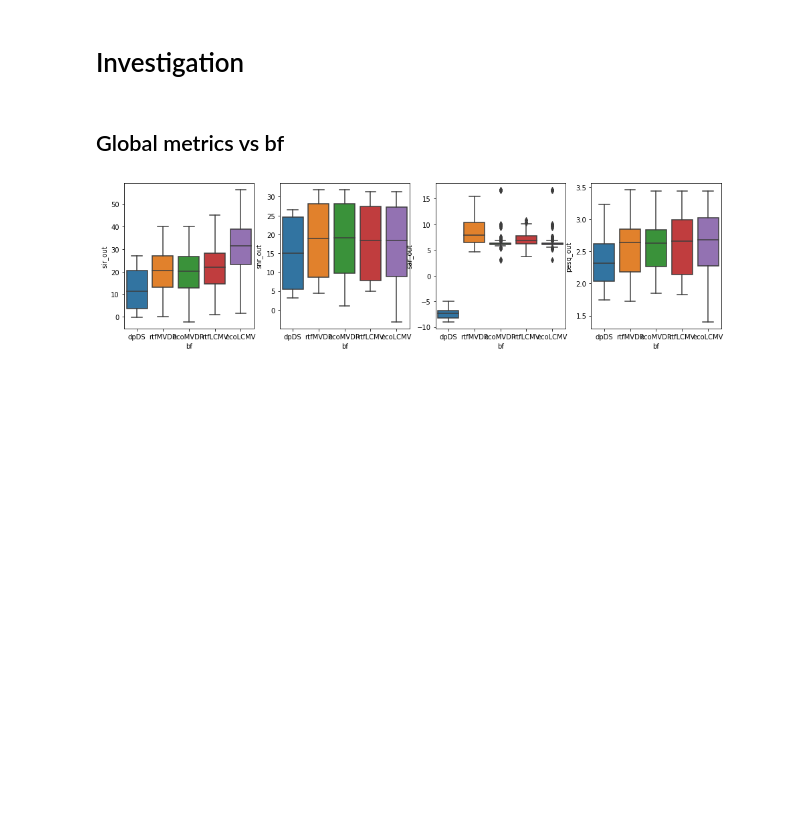
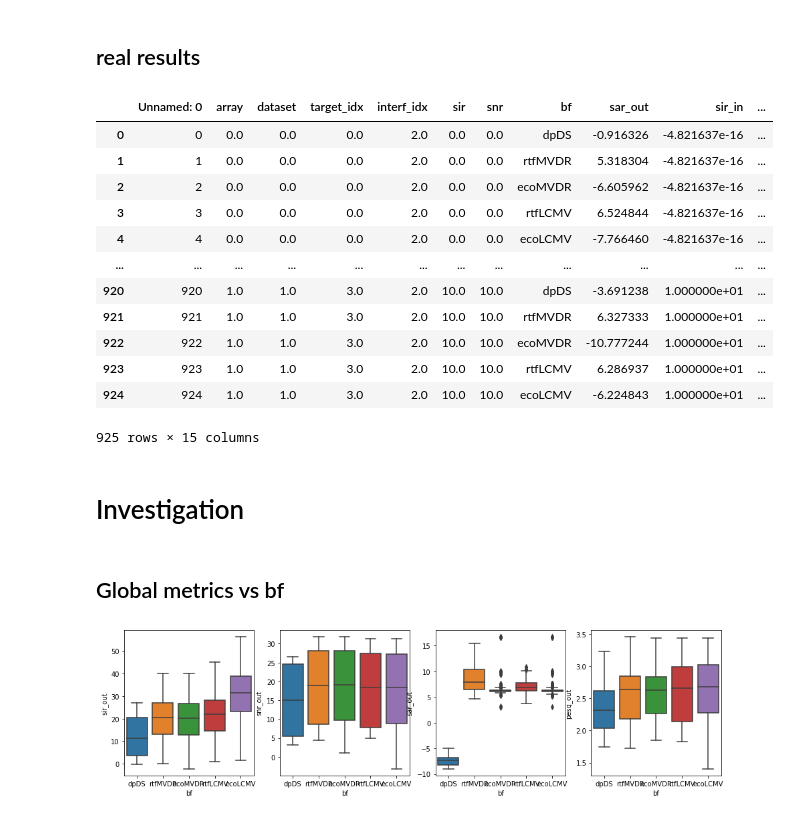
Before and after one commit to Chutlhu/dEchorate, a Jupyter notebook: notebooks/Echo aware Beamforming - results.ipynb, the cells around one changed output. Saved outputs shown, nothing was run; the diff lists cells and outputs as text; code cells hidden in the pictures; blank space fills up the shorter version.

```diff
--- a/notebooks/Echo aware Beamforming - results.ipynb
+++ b/notebooks/Echo aware Beamforming - results.ipynb
@@ -26,3 +27,23 @@ results
+# %% [markdown]
+## real results
+# %%
+path_to_data = '../recipes/echo_aware_processing/results_real.csv'
+results_real = pd.read_csv(path_to_data)
+results_real
+# %% [output]
+|  | Unnamed: 0 | array | dataset | target_idx | interf_idx | sir | snr | bf | sar_out | sir_in | ... |
+| 0 | 0 | 0.0 | 0.0 | 0.0 | 2.0 | 0.0 | 0.0 | dpDS | -0.916326 | -4.821637e-16 | ... |
+| 1 | 1 | 0.0 | 0.0 | 0.0 | 2.0 | 0.0 | 0.0 | rtfMVDR | 5.318304 | -4.821637e-16 | ... |
+| 2 | 2 | 0.0 | 0.0 | 0.0 | 2.0 | 0.0 | 0.0 | ecoMVDR | -6.605962 | -4.821637e-16 | ... |
+| 3 | 3 | 0.0 | 0.0 | 0.0 | 2.0 | 0.0 | 0.0 | rtfLCMV | 6.524844 | -4.821637e-16 | ... |
+| 4 | 4 | 0.0 | 0.0 | 0.0 | 2.0 | 0.0 | 0.0 | ecoLCMV | -7.766460 | -4.821637e-16 | ... |
+| ... | ... | ... | ... | ... | ... | ... | ... | ... | ... | ... | ... |
+| 920 | 920 | 1.0 | 1.0 | 3.0 | 2.0 | 10.0 | 10.0 | dpDS | -3.691238 | 1.000000e+01 | ... |
+| 921 | 921 | 1.0 | 1.0 | 3.0 | 2.0 | 10.0 | 10.0 | rtfMVDR | 6.327333 | 1.000000e+01 | ... |
+| 922 | 922 | 1.0 | 1.0 | 3.0 | 2.0 | 10.0 | 10.0 | ecoMVDR | -10.777244 | 1.000000e+01 | ... |
+| 923 | 923 | 1.0 | 1.0 | 3.0 | 2.0 | 10.0 | 10.0 | rtfLCMV | 6.286937 | 1.000000e+01 | ... |
+| 924 | 924 | 1.0 | 1.0 | 3.0 | 2.0 | 10.0 | 10.0 | ecoLCMV | -6.224843 | 1.000000e+01 | ... |
+925 rows × 15 columns
 # %% [markdown]
 # Investigation
 # %% [markdown]
```
Also changed, not shown: parts of 6 cells of this notebook, 3 other files.
